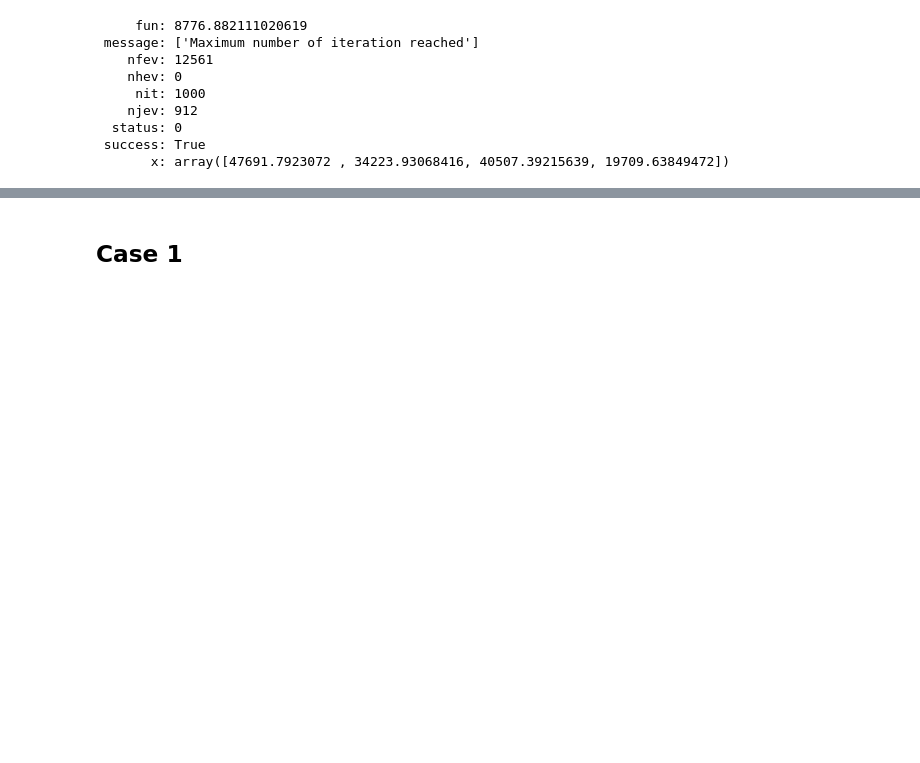
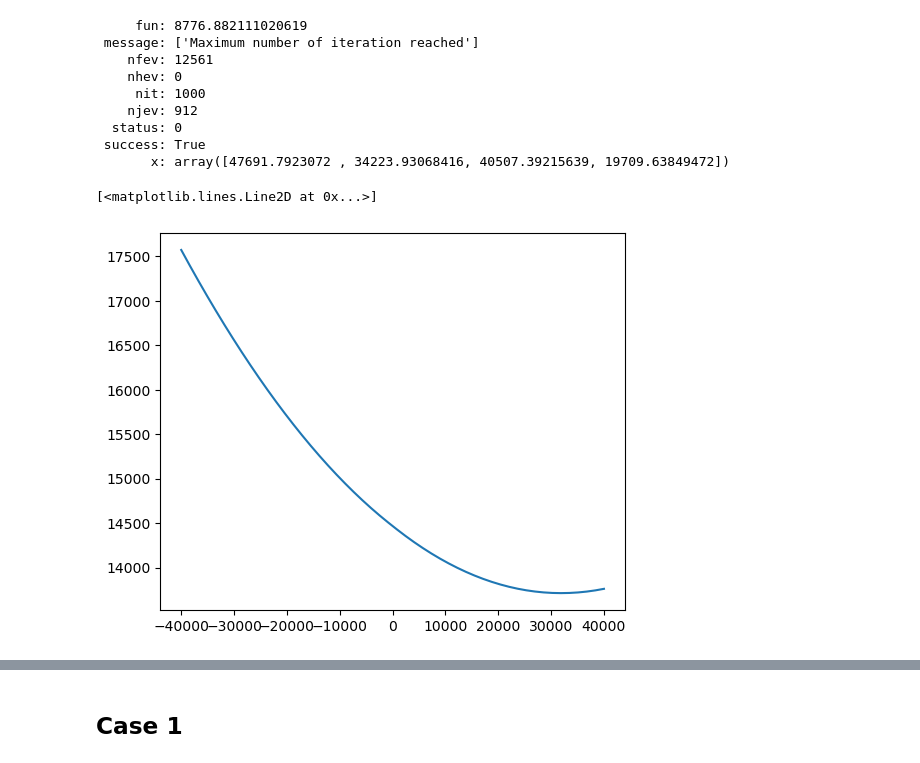
Before and after one commit to pydae/pydae, a Jupyter notebook: examples/grids/cigre/cigre_eur_lv_res_4w2w/cigre_europe_residential_4w2w.ipynb, the cells around one changed output, grey strips where cells are left out. Drawn from its saved outputs; the diff is of its cells as text; code cells hidden in the pictures; blank space fills up the shorter version.

```diff
--- a/examples/grids/cigre/cigre_eur_lv_res_4w2w/cigre_europe_residential_4w2w.ipynb
+++ b/examples/grids/cigre/cigre_eur_lv_res_4w2w/cigre_europe_residential_4w2w.ipynb
@@ -145,0 +176,6 @@ gt_grid = gt.grid(grid_c0)
+# %%
+grid_c0.load_0('xy_0_dict.json')
+grid_c0.load_params('case_0_parameters.json')
+grid_c0.load_params('case_0_inputs_ini.json')
+grid_c0.ss()
+gt_grid = gt.grid(grid_c0)
@@ -241,3 +282,17 @@ sopt.dual_annealing(obj_eval, bounds=[(-50e3,50e3)]*4)
+# %%
+p_loss_1 = []
+p_loss_2 = []
+qs_1 = np.linspace(-40e3,40e3)
+for q in qs_1:
+    p_loss_1 += [obj_eval(np.array([0,0,0,q]))]
+    p_loss_2 += [obj_eval(np.array([40e3,q,40e3,0]))]
+fig, axes = plt.subplots(nrows=1,ncols=1, figsize=(6, 5), dpi=100)
+
+axes.plot(qs_1,p_loss_1)
+#axes.plot(qs_1,p_loss_2)
+# %% [output]
+[<matplotlib.lines.Line2D at 0x...>]
+[figure, added]
 # %%
 gt_grid = gt.grid(grid)
 gt_grid.dae2vi()
```
Also changed, not shown: parts of 10 cells of this notebook, 7 other files.
